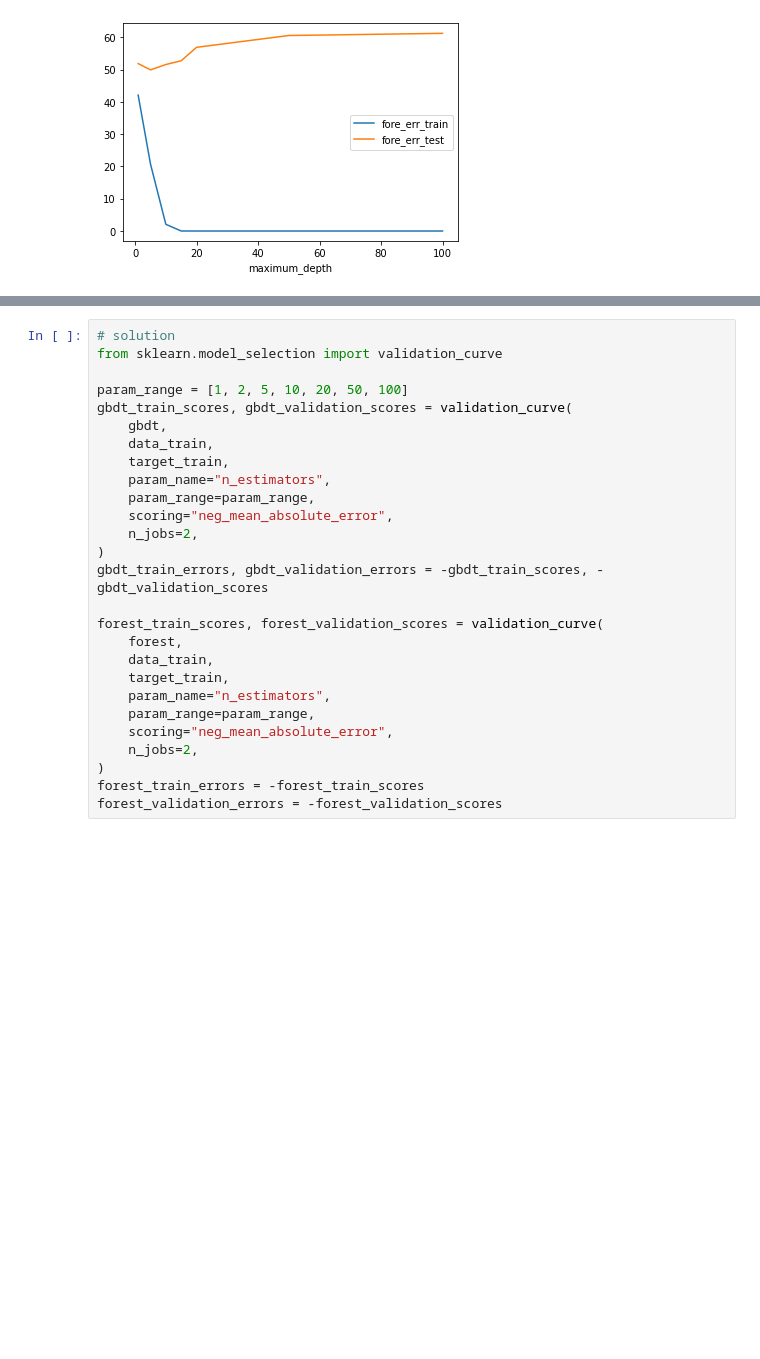
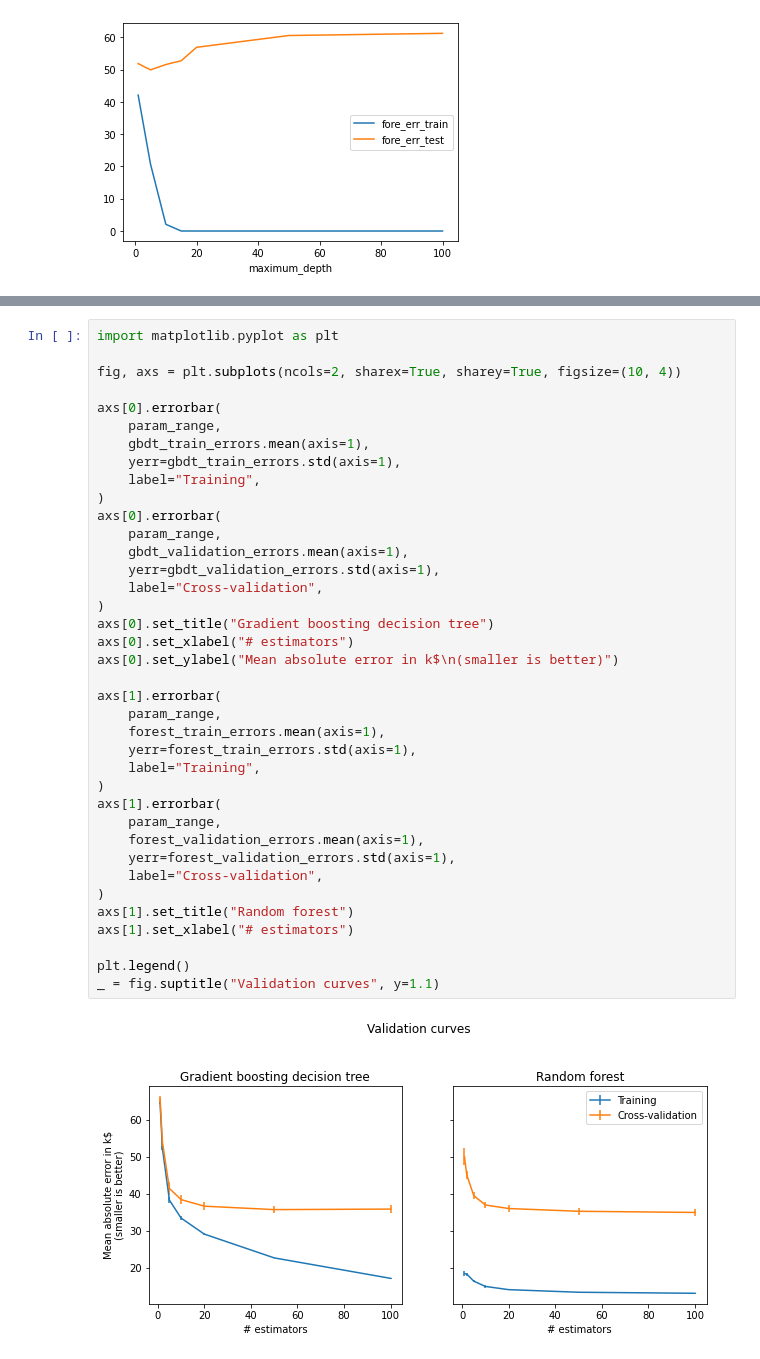
Before and after one commit to yangoos57/dataStudy, a Jupyter notebook: ML/[inria] scikit-learn course/M06_04 Ensemble based on boosting.ipynb, the cells around one changed output, grey strips where cells are left out. Cells and saved outputs as stored; diff of their text form; blank space fills up the shorter version.

```diff
--- a/ML/[inria] scikit-learn course/Ensemble based on boosting.ipynb
+++ b/ML/[inria] scikit-learn course/M06_04 Ensemble based on boosting.ipynb
@@ -463,27 +427,40 @@ KeyboardInterrupt:
-# %%
-# solution
-from sklearn.model_selection import validation_curve
-
-param_range = [1, 2, 5, 10, 20, 50, 100]
-gbdt_train_scores, gbdt_validation_scores = validation_curve(
-    gbdt,
-    data_train,
-    target_train,
-    param_name="n_estimators",
-    param_range=param_range,
-    scoring="neg_mean_absolute_error",
-    n_jobs=2,
-)
-gbdt_train_errors, gbdt_validation_errors = -gbdt_train_scores, -gbdt_validation_scores
-
-forest_train_scores, forest_validation_scores = validation_curve(
-    forest,
-    data_train,
-    target_train,
-    param_name="n_estimators",
-    param_range=param_range,
-    scoring="neg_mean_absolute_error",
-    n_jobs=2,
-)
-forest_train_errors = -forest_train_scores
-forest_validation_errors = -forest_validation_scores
+# %%
+import matplotlib.pyplot as plt
+
+fig, axs = plt.subplots(ncols=2, sharex=True, sharey=True, figsize=(10, 4))
+
+axs[0].errorbar(
+    param_range,
+    gbdt_train_errors.mean(axis=1),
+    yerr=gbdt_train_errors.std(axis=1),
+    label="Training",
+)
+axs[0].errorbar(
+    param_range,
+    gbdt_validation_errors.mean(axis=1),
+    yerr=gbdt_validation_errors.std(axis=1),
+    label="Cross-validation",
+)
+axs[0].set_title("Gradient boosting decision tree")
+axs[0].set_xlabel("# estimators")
+axs[0].set_ylabel("Mean absolute error in k$\n(smaller is better)")
+
+axs[1].errorbar(
+    param_range,
+    forest_train_errors.mean(axis=1),
+    yerr=forest_train_errors.std(axis=1),
+    label="Training",
+)
+axs[1].errorbar(
+    param_range,
+    forest_validation_errors.mean(axis=1),
+    yerr=forest_validation_errors.std(axis=1),
+    label="Cross-validation",
+)
+axs[1].set_title("Random forest")
+axs[1].set_xlabel("# estimators")
+
+plt.legend()
+_ = fig.suptitle("Validation curves", y=1.1)
+# %% [output]
+[figure, added]
```
Also changed, not shown: parts of 14 cells of this notebook, 3 other files.
